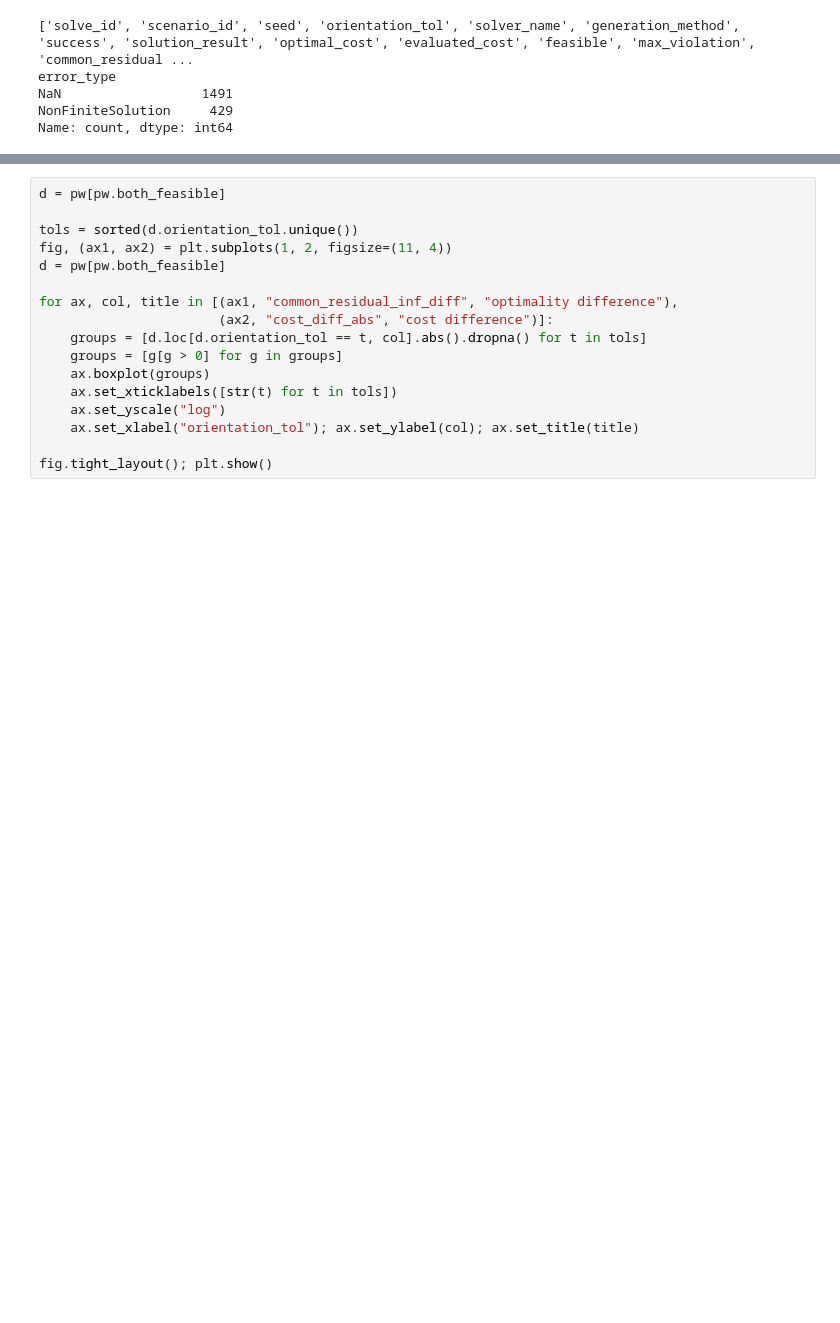
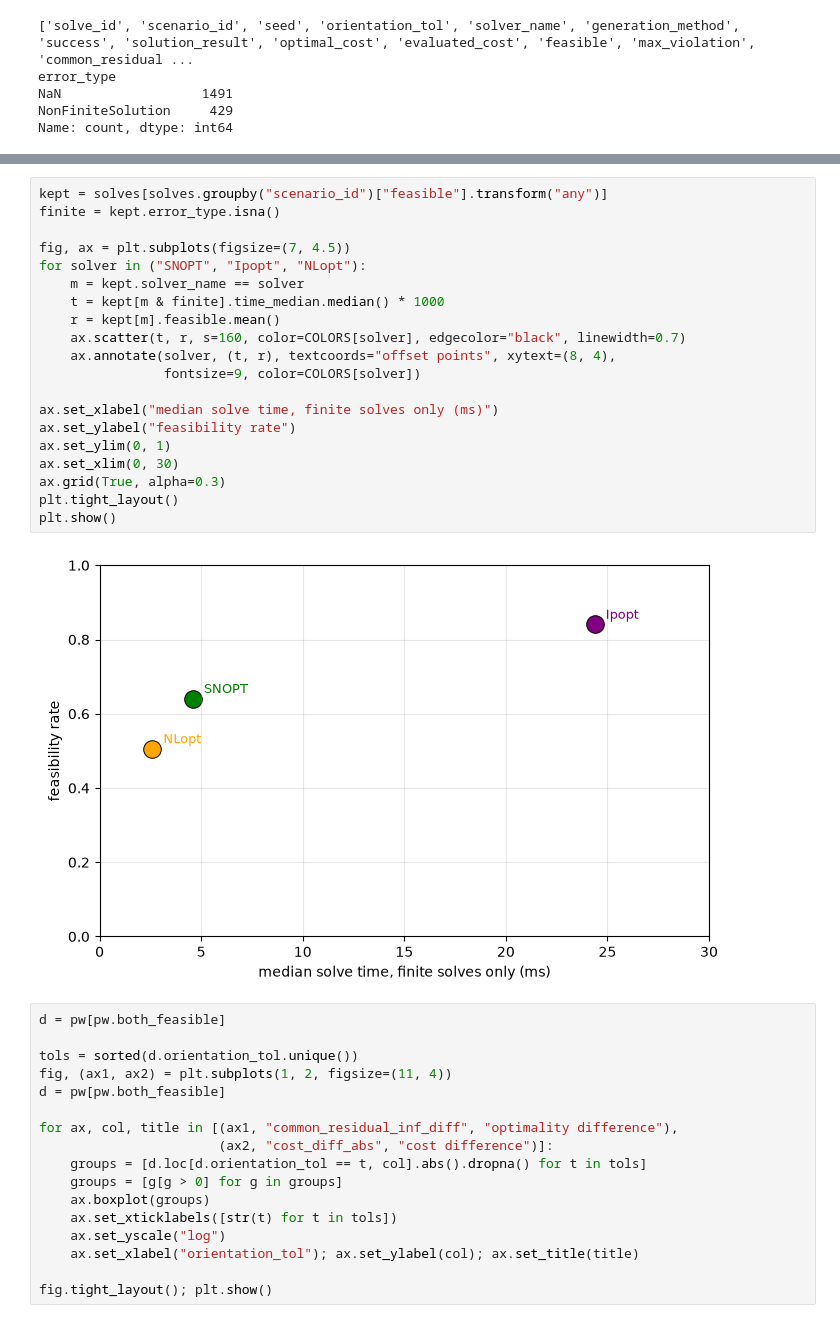
Before and after one commit to OAT-Lab/drake-ik-benchmark, a Jupyter notebook: studies/solver_values/plots_w_time.ipynb, the cells around one changed output, grey strips where cells are left out. Cells and saved outputs as stored; diff of their text form; blank space fills up the shorter version.

```diff
--- a/studies/solver_values/plots_w_time.ipynb
+++ b/studies/solver_values/plots_w_time.ipynb
@@ -63,3 +105,25 @@ plt.show()
+# %%
+kept = solves[solves.groupby("scenario_id")["feasible"].transform("any")]
+finite = kept.error_type.isna()
+
+fig, ax = plt.subplots(figsize=(7, 4.5))
+for solver in ("SNOPT", "Ipopt", "NLopt"):
+    m = kept.solver_name == solver
+    t = kept[m & finite].time_median.median() * 1000
+    r = kept[m].feasible.mean()
+    ax.scatter(t, r, s=160, color=COLORS[solver], edgecolor="black", linewidth=0.7)
+    ax.annotate(solver, (t, r), textcoords="offset points", xytext=(8, 4),
+                fontsize=9, color=COLORS[solver])
+
+ax.set_xlabel("median solve time, finite solves only (ms)")
+ax.set_ylabel("feasibility rate")
+ax.set_ylim(0, 1)
+ax.set_xlim(0, 30)
+ax.grid(True, alpha=0.3)
+plt.tight_layout()
+plt.show()
+# %% [output]
+[figure, added]
 # %%
 d = pw[pw.both_feasible]
 
```
Also changed, not shown: parts of 6 cells of this notebook, 1 other file.
